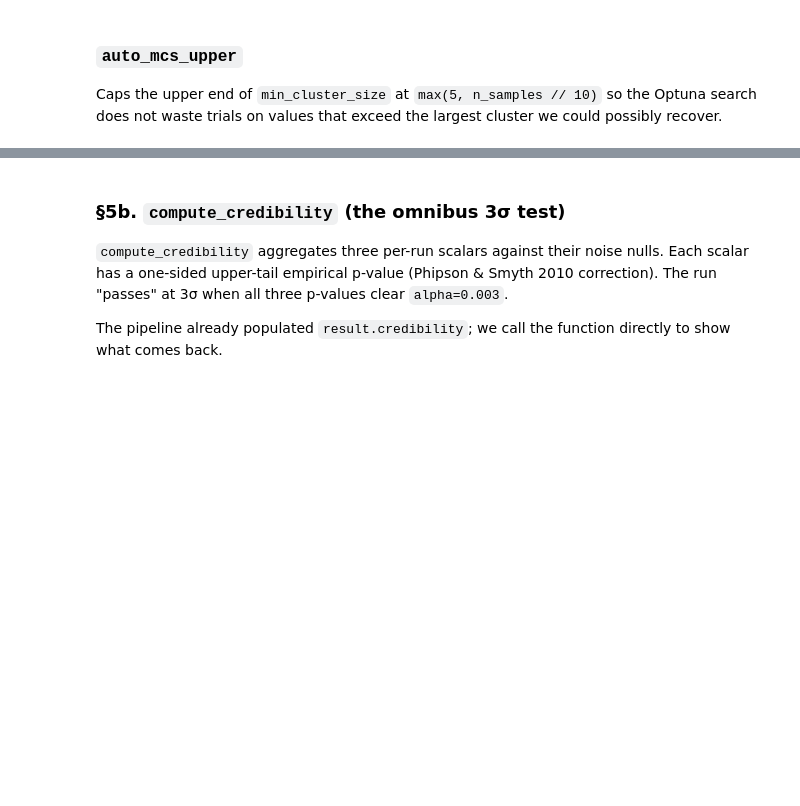
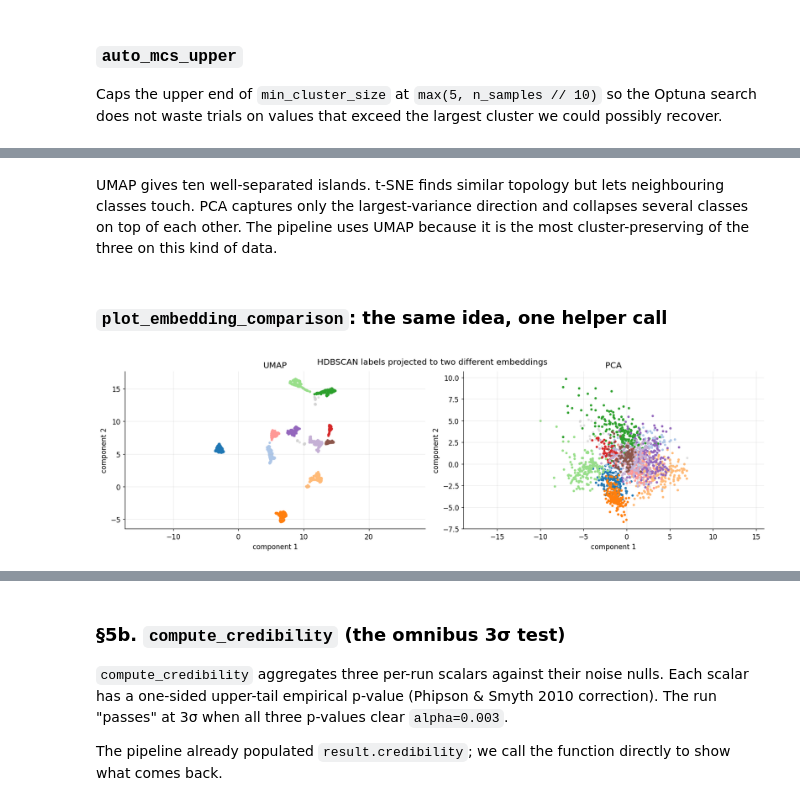
Before and after one commit to AndreasWNeitzel/Starfold, a Jupyter notebook: docs/tutorial_00_walkthrough.ipynb, the cells around one changed output, grey strips where cells are left out. Cells and saved outputs as stored; diff of their text form; code cells hidden in the pictures; blank space fills up the shorter version.

```diff
--- a/docs/tutorial_00_walkthrough.ipynb
+++ b/docs/tutorial_00_walkthrough.ipynb
@@ -436,0 +284,18 @@ clusters above threshold:     3 / 3
+# %% [markdown]
+UMAP gives ten well-separated islands. t-SNE finds similar
+topology but lets neighbouring classes touch. PCA captures only
+the largest-variance direction and collapses several classes on
+top of each other. The pipeline uses UMAP because it is the most
+cluster-preserving of the three on this kind of data.
+# %% [markdown]
+### `plot_embedding_comparison`: the same idea, one helper call
+# %%
+fig, _ = sf.plot_embedding_comparison(
+    {"UMAP": emb_umap, "PCA": emb_pca},
+    labels=result.labels,
+)
+fig.suptitle("HDBSCAN labels projected to two different embeddings")
+fig.savefig(FIGURE_DIR / "04_embedding_comparison_helper.png")
+plt.show()
+# %% [output]
+[figure, added]
```
Also changed, not shown: parts of 129 cells of this notebook, 21 other files.
